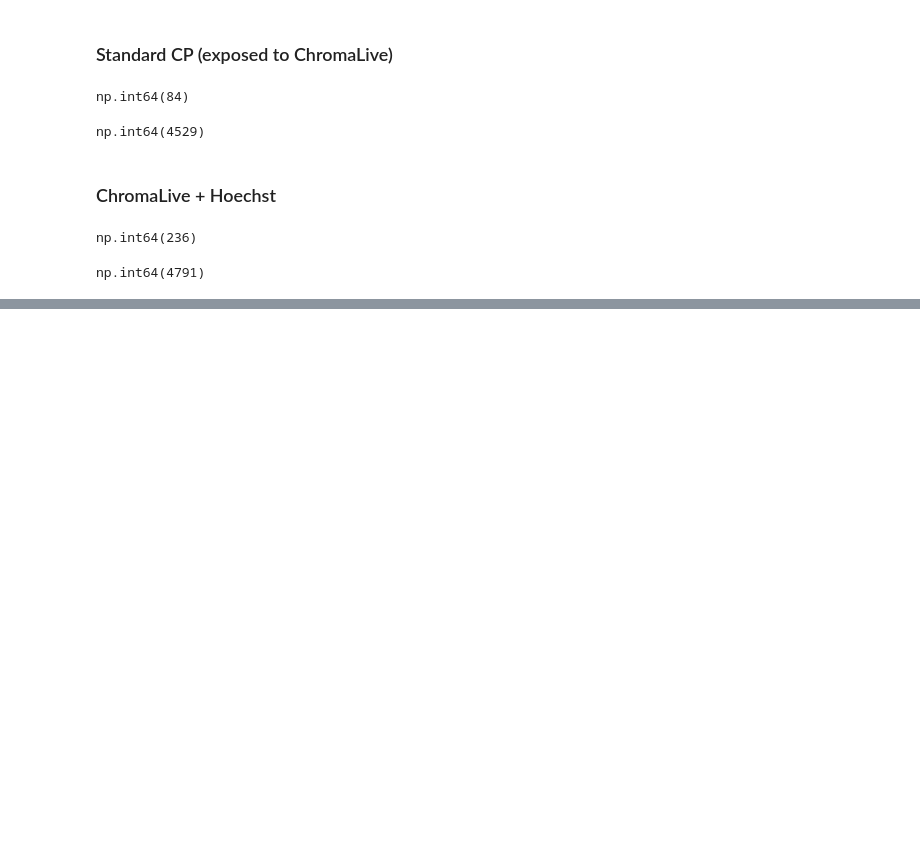
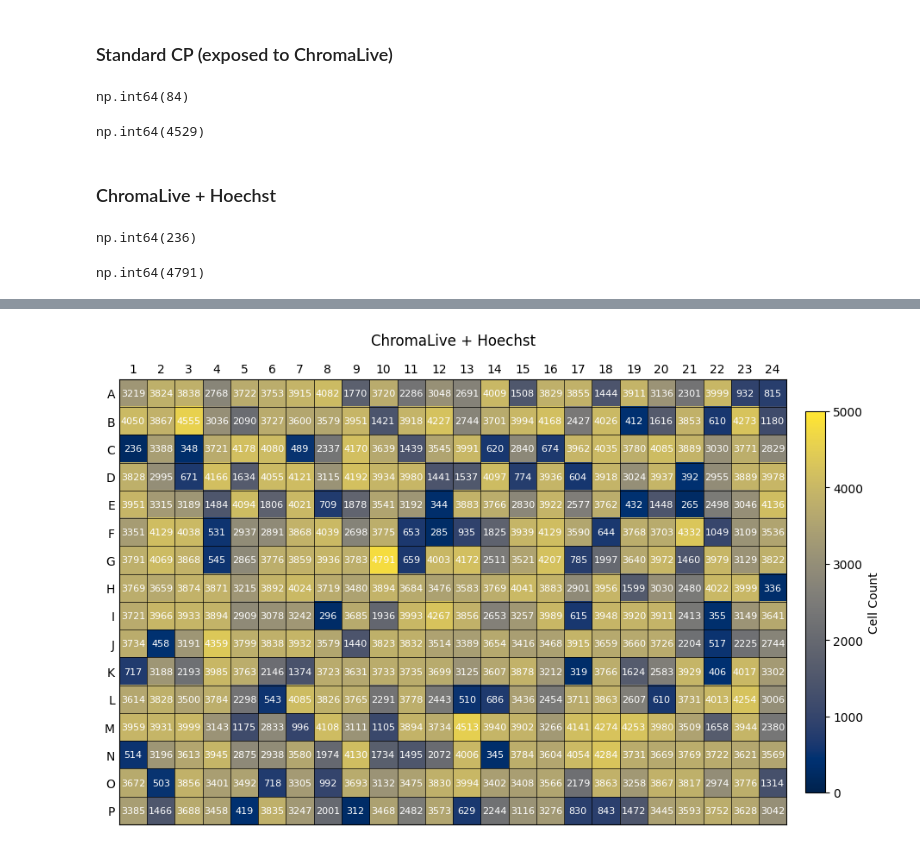
Before and after one commit to broadinstitute/2022_09_07_New_phenotypic_dye_testing_CDoT_Broad_Analysis, a Jupyter notebook: notebooks/Cellcounts_supplementary.ipynb, the cells around one changed output, grey strips where cells are left out. Saved outputs shown, nothing was run; the diff lists cells and outputs as text; code cells hidden in the pictures; blank space fills up the shorter version.

```diff
--- a/notebooks/Cellcounts_supplementary.ipynb
+++ b/notebooks/Cellcounts_supplementary.ipynb
@@ -134,0 +239,4 @@ np.int64(4791)
+# %%
+cell_count_plot('ChromaLive + Hoechst')
+# %% [output]
+[figure, added]
```
Also changed, not shown: parts of 14 cells of this notebook, 9 other files.
